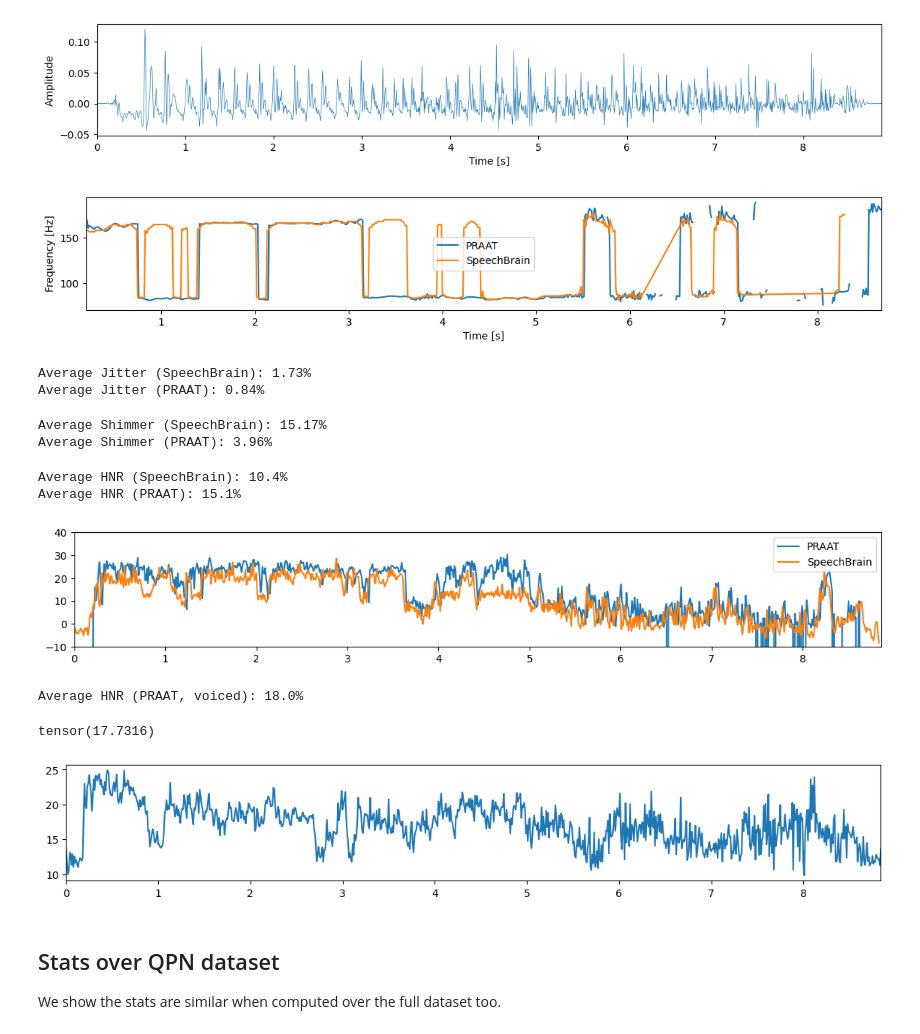
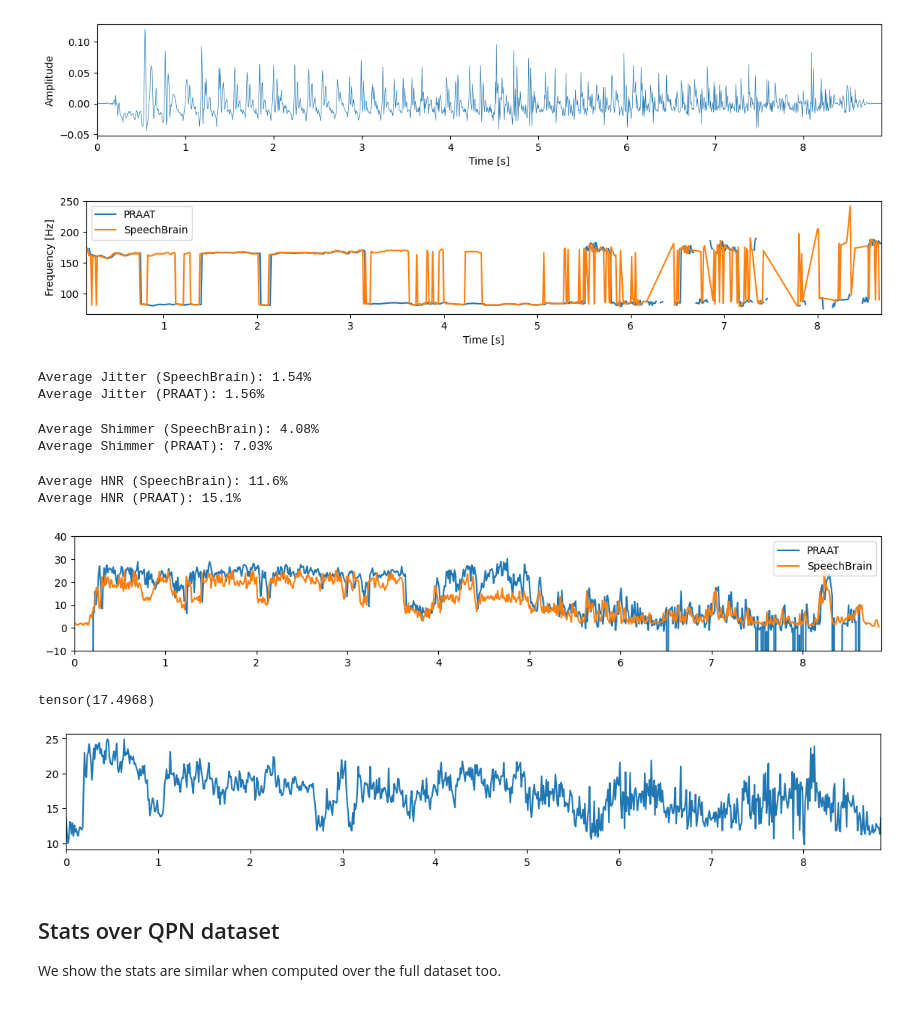
Before and after one commit to pplantinga/ParkinsonSpeechAI, a Jupyter notebook: voice-analysis.ipynb, the cells around one changed output. Saved outputs shown, nothing was run; the diff lists cells and outputs as text; code cells hidden in the pictures.

```diff
--- a/voice-analysis.ipynb
+++ b/voice-analysis.ipynb
@@ -70,18 +70,16 @@ The autocorrelation ratio is the ratio of the strongest peak against the theoret
 which occurs when the lag is zero.
 # %%
 # Split into frames, and compute autocorrelation for each frame
-frames = audio.view(1, -1).unfold(-1, window_samples, step_samples)
+frames = audio.unfold(-1, window_samples, step_samples)
 autocorrelation = autocorrelate(frames)
 
-# Use autocorrelation to compute harmonicity and best lags
-kbest_scores = torch.topk(autocorrelation[:, min_lag:max_lag], k=15, dim=-1)
-harmonicity = kbest_scores.values[:, 0]
-kbest_lags = kbest_scores.indices + min_lag
-
+# Use autocorrelation to estimate harmonicity and best lags
+harmonicity, best_lags = autocorrelation[:, :, min_lag:max_lag].max(dim=-1)
+best_lags += min_lag
 harmonicity_threshold = 0.45
 
-xs = torch.arange(len(harmonicity)) * step_size
-plt.plot(xs, harmonicity)
+xs = torch.arange(len(harmonicity[0])) * step_size
+plt.plot(xs, harmonicity[0])
 plt.xlabel("Time [s]")
 plt.ylabel("Harmonicity")
 plt.axhline(y = harmonicity_threshold, color="darkorange")
@@ -273,3 +212,3 @@ Average HNR: 13.50
 # %%
 # Of course this can all be done in one step
-f0, voiced, jitter, shimmer, hnr = vocal_characteristics(audio.squeeze(), sample_rate=sample_rate)
+f0, voiced, jitter, shimmer, hnr = vocal_characteristics(audio, sample_rate=sample_rate)
@@ -293,8 +325,8 @@ def compute_praat_features(audio_filename):
     pitch_values = pitch.selected_array['frequency']
     pitch_values[pitch_values==0] = np.nan
 
-    jitter = call(pointProcess, "Get jitter (ppq5)", 0, 0, 0.0001, 0.02, 1.3)
-    shimmer = call([sound, pointProcess], "Get shimmer (apq5)", 0, 0, 0.0001, 0.02, 1.3, 1.6)
+    jitter = call(pointProcess, "Get jitter (local)", 0, 0, 0.0001, 0.02, 1.3)
+    shimmer = call([sound, pointProcess], "Get shimmer (local)", 0, 0, 0.0001, 0.02, 1.3, 1.6)
 
     harmonicity = sound.to_harmonicity()
 
@@ -358,58 +390,50 @@ plt.show()
 # %% [output]
 [figure]
 # %%
-estimated_f0, voiced, jitter, shimmer, hnr = vocal_characteristics(audio.squeeze(), sample_rate=sample_rate)
+estimated_f0, voiced, jitter, shimmer, hnr = vocal_characteristics(audio, sample_rate=sample_rate)
 pitch_xs, pitch_values, praat_jitter, praat_shimmer, harmonicity = compute_praat_features(audio_filename)
 
-xs = torch.arange(len(voiced)) * step_size
-voiced_xs = xs[voiced]
+xs = torch.arange(len(voiced[0])) * step_size
 plt.plot(pitch_xs, pitch_values)
-plt.plot(voiced_xs, estimated_f0)
+plt.plot(xs[voiced[0]], estimated_f0[voiced])
 plt.xlabel("Time [s]")
 plt.ylabel("Frequency [Hz]")
 plt.legend(["PRAAT", "SpeechBrain"])
 plt.show()
 # %% [output]
-[figure, old version]
+[figure, new version]
 # %%
 # Jitter is not too far off
 print("Average Jitter (SpeechBrain): {0:.2f}%".format(100 * jitter[voiced].mean().numpy()))
 print("Average Jitter (PRAAT): {0:.2f}%".format(100 * praat_jitter))
 # %% [output]
-Average Jitter (SpeechBrain): 1.73%
-Average Jitter (PRAAT): 0.84%
+Average Jitter (SpeechBrain): 1.54%
+Average Jitter (PRAAT): 1.56%
 # %%
 # Shimmer is little further but still fairly close
 print("Average Shimmer (SpeechBrain): {0:.2f}%".format(100 * shimmer[voiced].mean().numpy()))
 print("Average Shimmer (PRAAT): {0:.2f}%".format(100 * praat_shimmer))
 # %% [output]
-Average Shimmer (SpeechBrain): 15.17%
-Average Shimmer (PRAAT): 3.96%
+Average Shimmer (SpeechBrain): 4.08%
+Average Shimmer (PRAAT): 7.03%
 # %%
 praat_hnr = call(harmonicity, "Get mean", 0, 0)
 plt.plot(harmonicity.xs(), harmonicity.values.T)
-plt.plot(xs, hnr)
+plt.plot(xs, hnr[0])
 plt.ylim((-10, 40))
 plt.legend(["PRAAT", "SpeechBrain"])
 print("Average HNR (SpeechBrain): {0:.1f}%".format(hnr.mean().numpy()))
 print("Average HNR (PRAAT): {0:.1f}%".format(praat_hnr))
 # %% [output]
-Average HNR (SpeechBrain): 10.4%
+Average HNR (SpeechBrain): 11.6%
 Average HNR (PRAAT): 15.1%
-[figure, old version]
+[figure, new version]
-# %%
-# The difference in HNR is attributable to the fact that PRAAT computes the value even in unvoiced regions
-# PRAAT tensor is shorter by one, add a value to the voiced array
-voiced = torch.nn.functional.pad(voiced, (0, 1)).numpy()
-print("Average HNR (PRAAT, voiced): {0:.1f}%".format(harmonicity.values.T[voiced].mean()))
-# %% [output]
-Average HNR (PRAAT, voiced): 18.0%
 # %%
 gne = compute_gne(audio)
-plt.plot(xs, gne[:-1])
-print(gne[voiced].mean())
+plt.plot(xs, gne[0, :-1])
+print(gne[:, :-1][voiced].mean())
 # %% [output]
-tensor(17.7316)
+tensor(17.4968)
 [figure]
 # %% [markdown]
 ## Stats over QPN dataset
```
Also changed, not shown: parts of 53 cells of this notebook.
